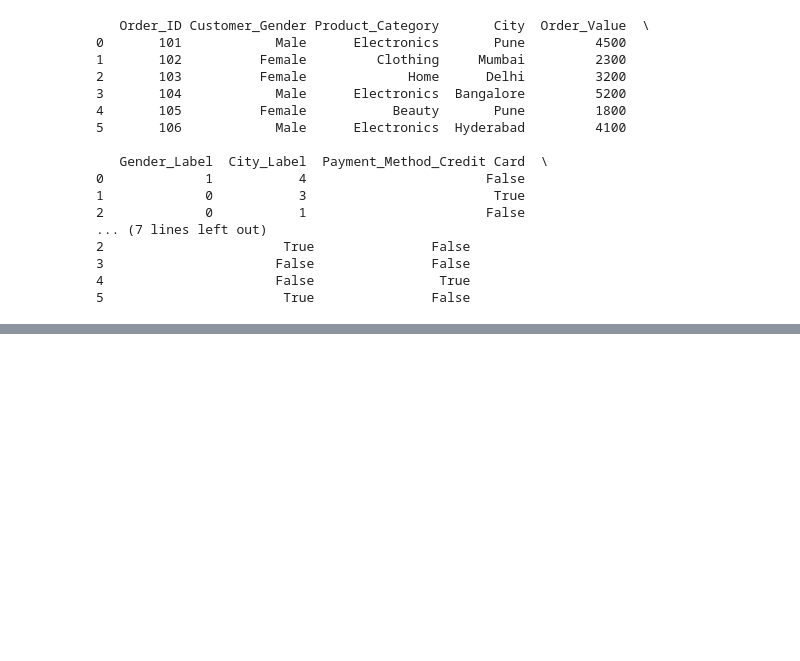
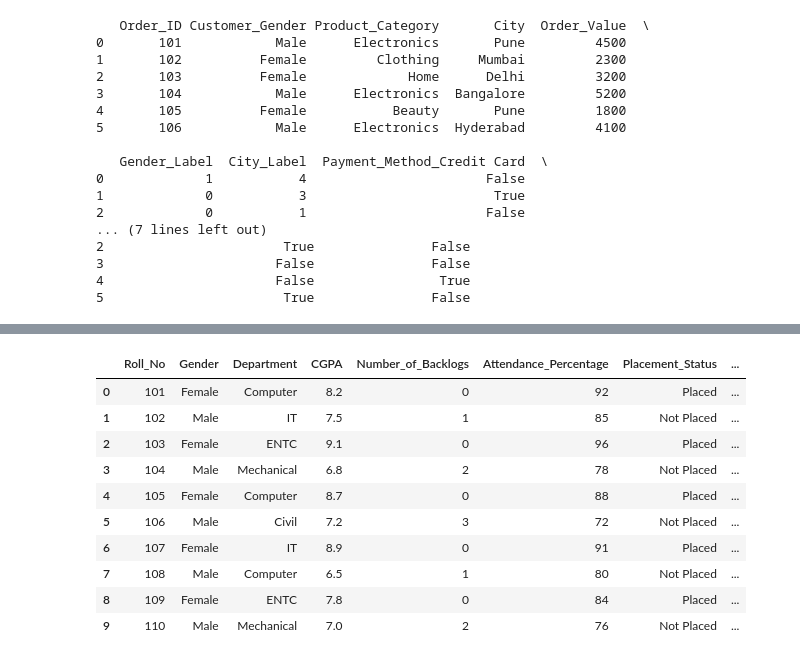
Before and after one commit to swastikkmaurya/practical15, a Jupyter notebook: Practical15.ipynb, the cells around one changed output, grey strips where cells are left out. Drawn from its saved outputs; the diff is of its cells as text; code cells hidden in the pictures; blank space fills up the shorter version.

```diff
--- a/Practical15.ipynb
+++ b/Practical15.ipynb
@@ -231,0 +325,16 @@ print(df1_dummy)
+# %%
+import pandas as pd
+df = pd.read_csv('/content/Student-Dataset.csv')
+df
+# %% [output]
+|  | Roll_No | Gender | Department | CGPA | Number_of_Backlogs | Attendance_Percentage | Placement_Status | ... |
+| 0 | 101 | Female | Computer | 8.2 | 0 | 92 | Placed | ... |
+| 1 | 102 | Male | IT | 7.5 | 1 | 85 | Not Placed | ... |
+| 2 | 103 | Female | ENTC | 9.1 | 0 | 96 | Placed | ... |
+| 3 | 104 | Male | Mechanical | 6.8 | 2 | 78 | Not Placed | ... |
+| 4 | 105 | Female | Computer | 8.7 | 0 | 88 | Placed | ... |
+| 5 | 106 | Male | Civil | 7.2 | 3 | 72 | Not Placed | ... |
+| 6 | 107 | Female | IT | 8.9 | 0 | 91 | Placed | ... |
+| 7 | 108 | Male | Computer | 6.5 | 1 | 80 | Not Placed | ... |
+| 8 | 109 | Female | ENTC | 7.8 | 0 | 84 | Placed | ... |
+| 9 | 110 | Male | Mechanical | 7.0 | 2 | 76 | Not Placed | ... |
```
Also changed, not shown: parts of 7 cells of this notebook.
